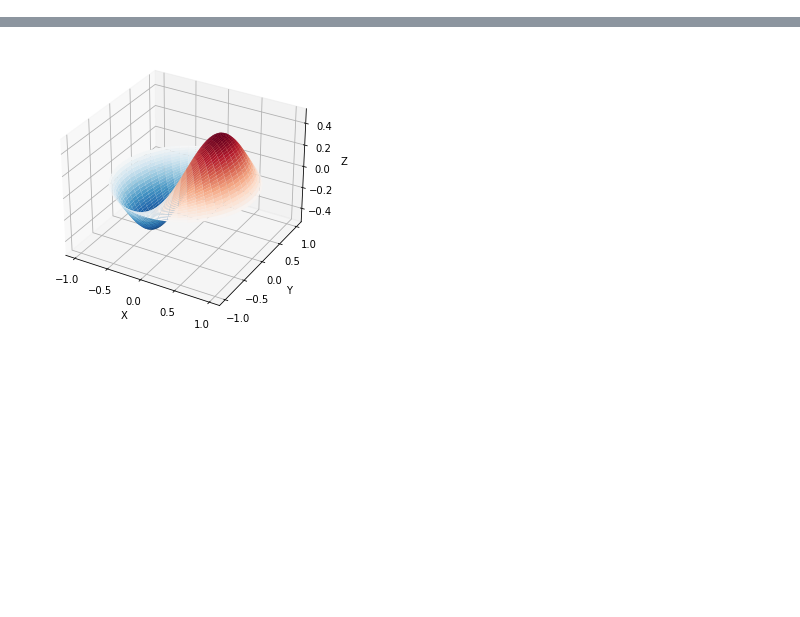
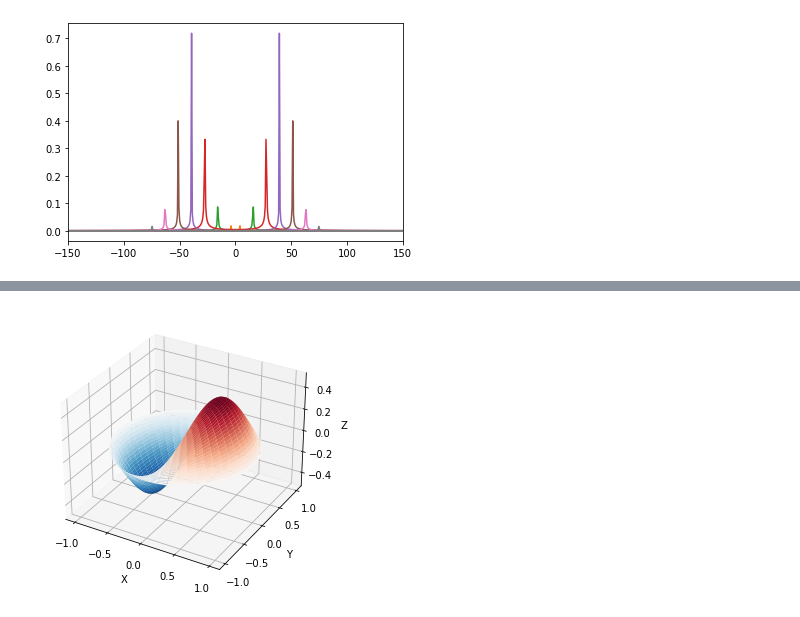
Before and after one commit to AndreasFMueller/SeminarSpezielleFunktionen, a Jupyter notebook: buch/papers/fm/Python animation/Bessel-FM.ipynb, the cells around one changed output, grey strips where cells are left out. Saved outputs shown, nothing was run; the diff lists cells and outputs as text; code cells hidden in the pictures; blank space fills up the shorter version.

```diff
--- a/buch/papers/fm/Python animation/Bessel-FM.ipynb
+++ b/buch/papers/fm/Python animation/Bessel-FM.ipynb
@@ -59,2 +45,6 @@ plt.show()
+# %%
+fm(1)
+# %% [output]
+[figure, added]
 # %%
 
```
Also changed, not shown: parts of 4 cells of this notebook, 28 other files.
